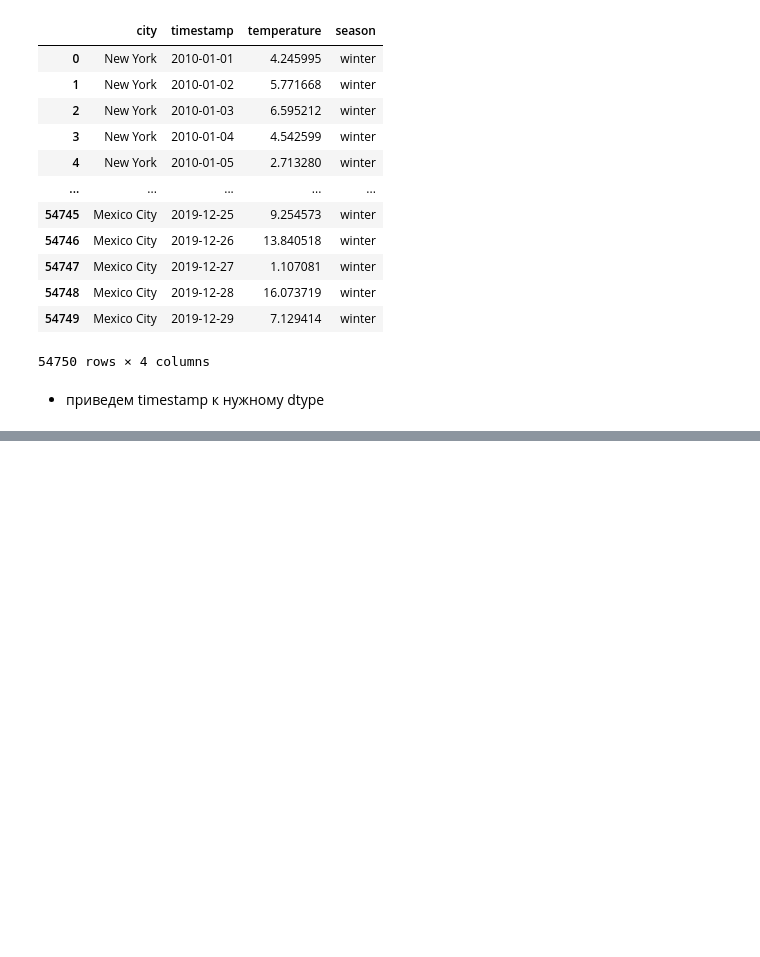
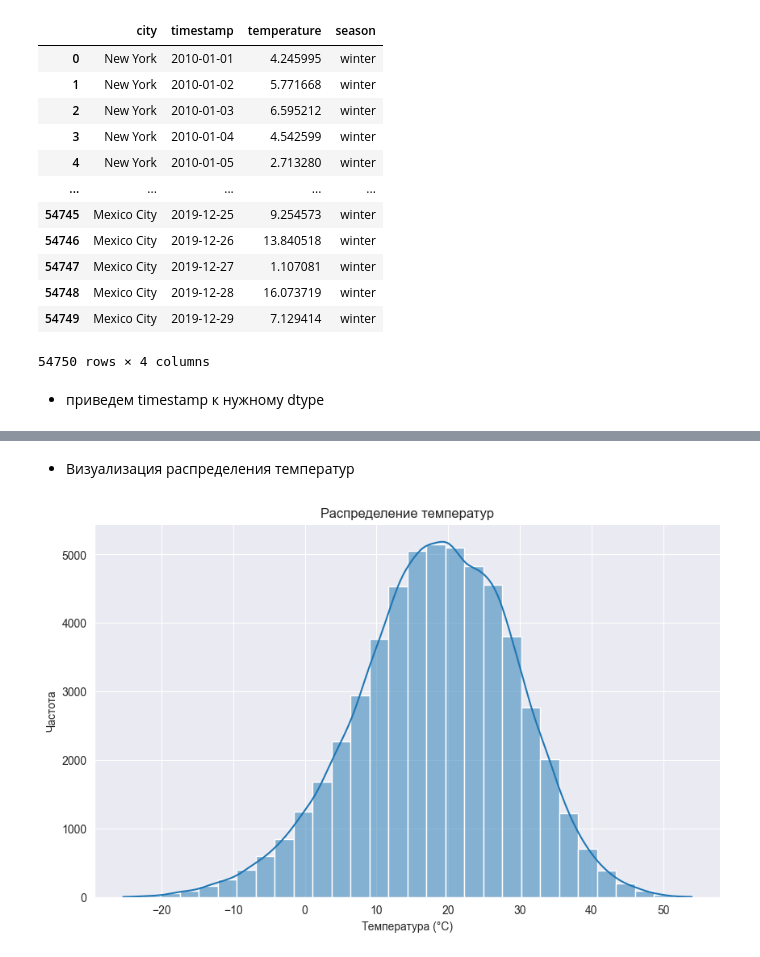
Before and after one commit to nikfilonenko/data_analysis_app_weatherAPI, a Jupyter notebook: app/notebooks/data_analysis.ipynb, the cells around one changed output, grey strips where cells are left out. Saved outputs shown, nothing was run; the diff lists cells and outputs as text; code cells hidden in the pictures; blank space fills up the shorter version.

```diff
--- a/app/notebooks/data_analysis.ipynb
+++ b/app/notebooks/data_analysis.ipynb
@@ -10,8 +42,8 @@ from multiprocessing import Pool
 import time
 # %%
-df = pd.read_csv("../../data/temperature_data.csv")
+data = pd.read_csv("../../data/temperature_data.csv")
 
-df
+data
 # %% [output]
 |  | city | timestamp | temperature | season |
 | 0 | New York | 2010-01-01 | 4.245995 | winter |
@@ -29,6 +61,8 @@ df
 # %% [markdown]
 - приведем timestamp к нужному dtype
 # %%
-df['timestamp'] = pd.to_datetime(df['timestamp'])
-df.head()
+data['timestamp'] = pd.to_datetime(data['timestamp'])
+
+print("Первые 5 строк данных:")
+data.head()
 # %% [output]
@@ -72,0 +147,11 @@ df = df.merge(seasonal_stats, on=['city', 'season'])
+# %% [markdown]
+- Визуализация распределения температур
+# %%
+plt.figure(figsize=(10, 6))
+sns.histplot(data['temperature'], bins=30, kde=True)
+plt.title("Распределение температур")
+plt.xlabel("Температура (°C)")
+plt.ylabel("Частота")
+plt.show()
+# %% [output]
+[figure, added]
```
Also changed, not shown: parts of 47 cells of this notebook, 5 other files.
